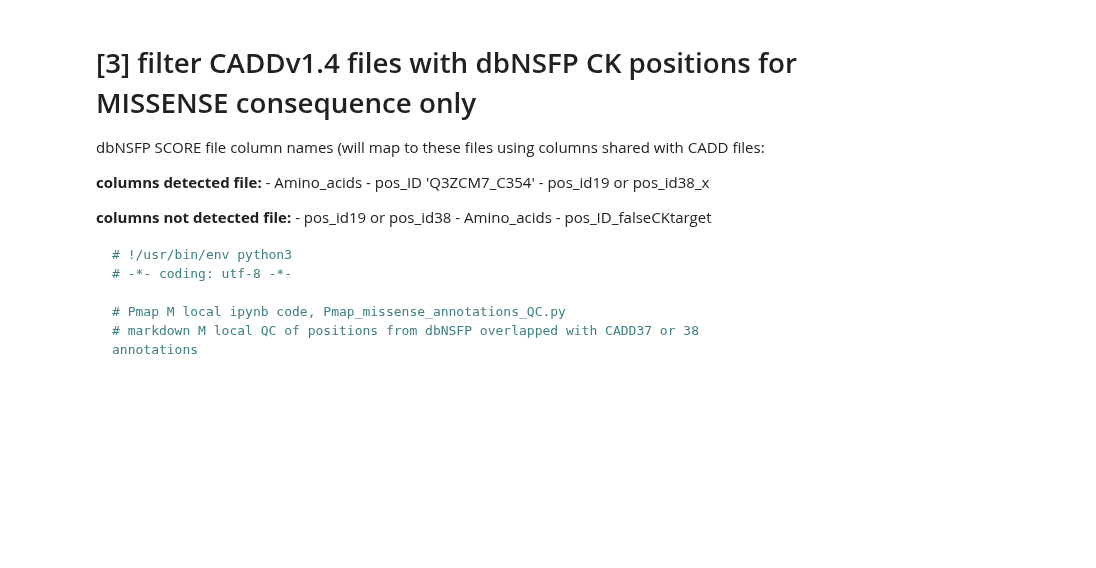
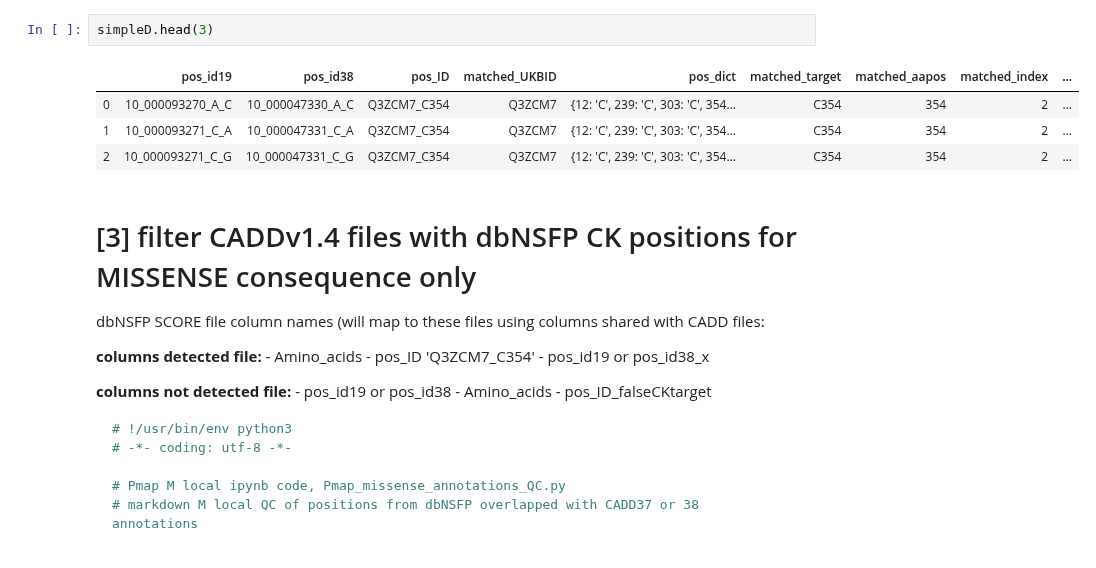
Before and after one commit to Mfpfox/MAPPING, a Jupyter notebook: M19_12_27_CADD_overlap_dbNSFP_local.ipynb, the cells around one changed output. Saved outputs shown, nothing was run; the diff lists cells and outputs as text; blank space fills up the shorter version.

```diff
--- a/M19_12_27_CADD_overlap_dbNSFP_local.ipynb
+++ b/M19_12_27_CADD_overlap_dbNSFP_local.ipynb
@@ -51,3 +621,10 @@ rules:
+# %%
+simpleD.head(3)
+# %% [output]
+|  | pos_id19 | pos_id38 | pos_ID | matched_UKBID | pos_dict | matched_target | matched_aapos | matched_index | ... |
+| 0 | 10_000093270_A_C | 10_000047330_A_C | Q3ZCM7_C354 | Q3ZCM7 | {12: 'C', 239: 'C', 303: 'C', 354... | C354 | 354 | 2 | ... |
+| 1 | 10_000093271_C_A | 10_000047331_C_A | Q3ZCM7_C354 | Q3ZCM7 | {12: 'C', 239: 'C', 303: 'C', 354... | C354 | 354 | 2 | ... |
+| 2 | 10_000093271_C_G | 10_000047331_C_G | Q3ZCM7_C354 | Q3ZCM7 | {12: 'C', 239: 'C', 303: 'C', 354... | C354 | 354 | 2 | ... |
 # %% [markdown]
 # [3] filter CADDv1.4 files with dbNSFP CK positions for MISSENSE consequence only
 
```
Also changed, not shown: parts of 40 cells of this notebook.
